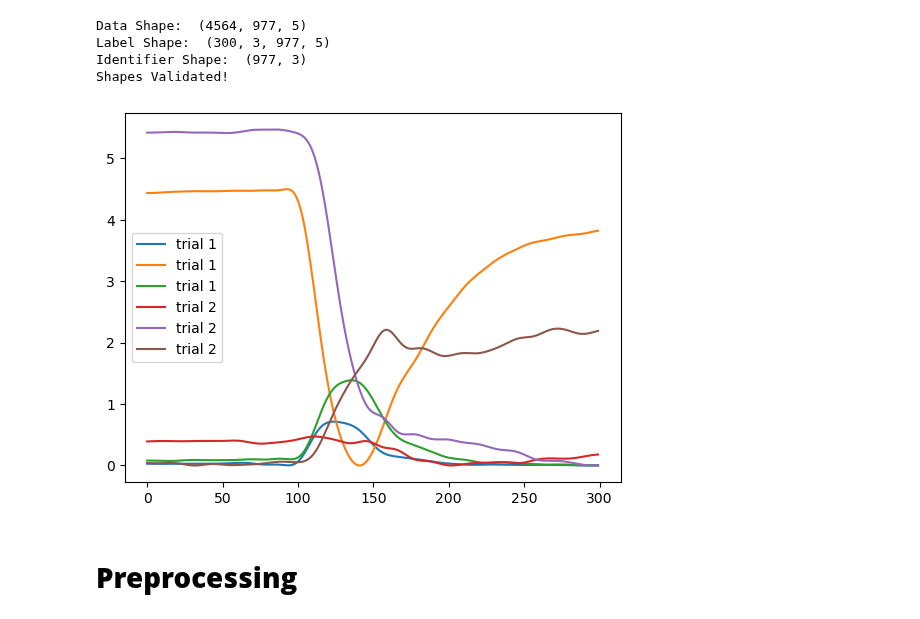
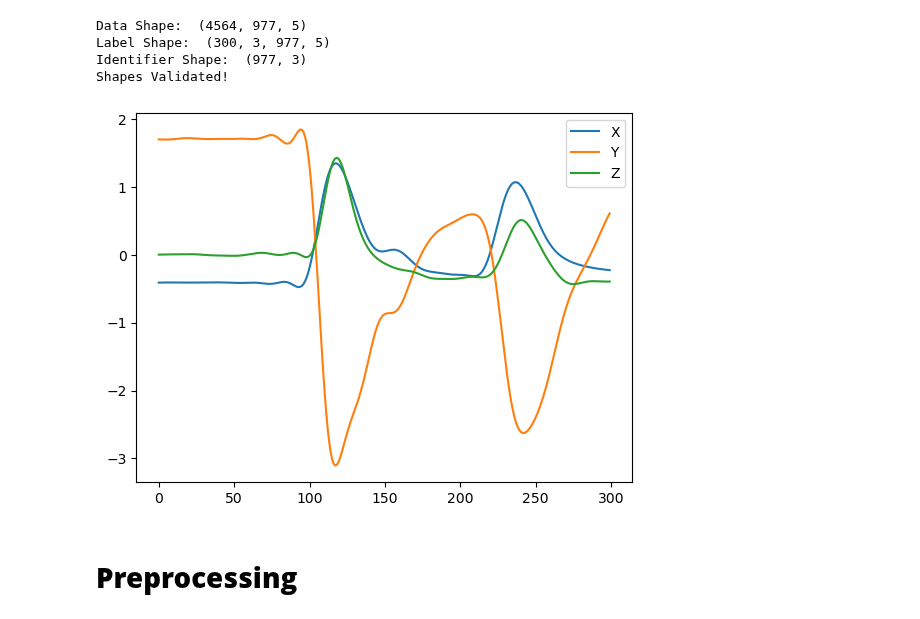
Before and after one commit to Jezen5Volk/Eyelid-Modeling, a Jupyter notebook: Experiment-Template.ipynb, the cells around one changed output. Drawn from its saved outputs; the diff is of its cells as text; code cells hidden in the pictures.

```diff
--- a/Experiment-Template.ipynb
+++ b/Experiment-Template.ipynb
@@ -57,18 +57,17 @@ Data Shape:  (4564, 977, 5)
 Label Shape:  (300, 3, 977, 5)
 Identifier Shape:  (977, 3)
 Shapes Validated!
-# %%
-plt.plot(y_train[:, 0, 0, 0], label = 'trial 1')
-plt.plot(y_train[:, 1, 0, 0], label = 'trial 1')
-plt.plot(y_train[:, 2, 0, 0], label = 'trial 1')
-
-plt.plot(y_train[:, 0, 350, 0], label = 'trial 2')
-plt.plot(y_train[:, 1, 350, 0], label = 'trial 2')
-plt.plot(y_train[:, 2, 350, 0], label = 'trial 2')
-plt.legend()
-plt.show()
-# %% [output]
-[figure, removed]
+# %%
+c = 2
+t = 300
+
+plt.plot(y_train[:, 0, t, c], label = 'X')
+plt.plot(y_train[:, 1, t, c], label = 'Y')
+plt.plot(y_train[:, 2, t, c], label = 'Z')
+plt.legend()
+plt.show()
+# %% [output]
+[figure, added]
 # %% [markdown]
 # **Preprocessing**
 # %%
```
Also changed, not shown: 1 other file.
